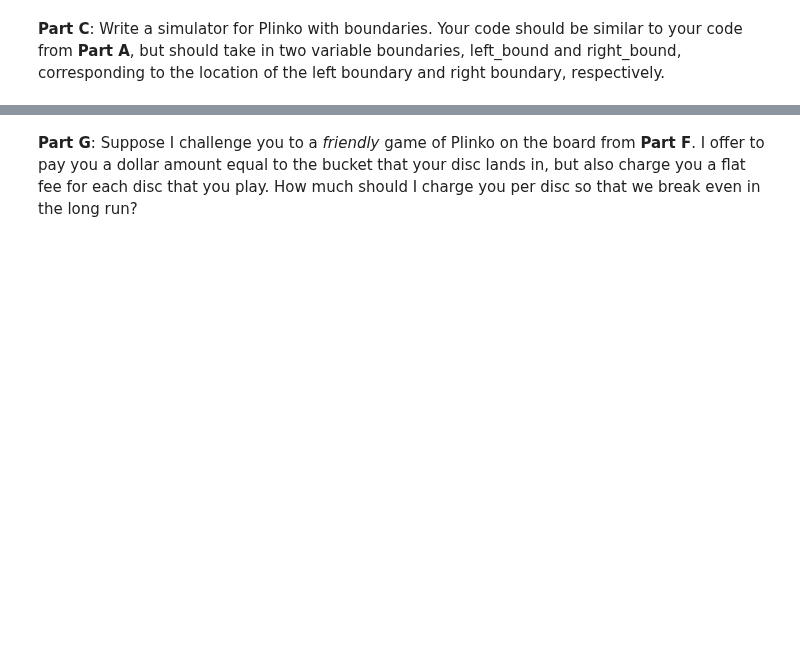
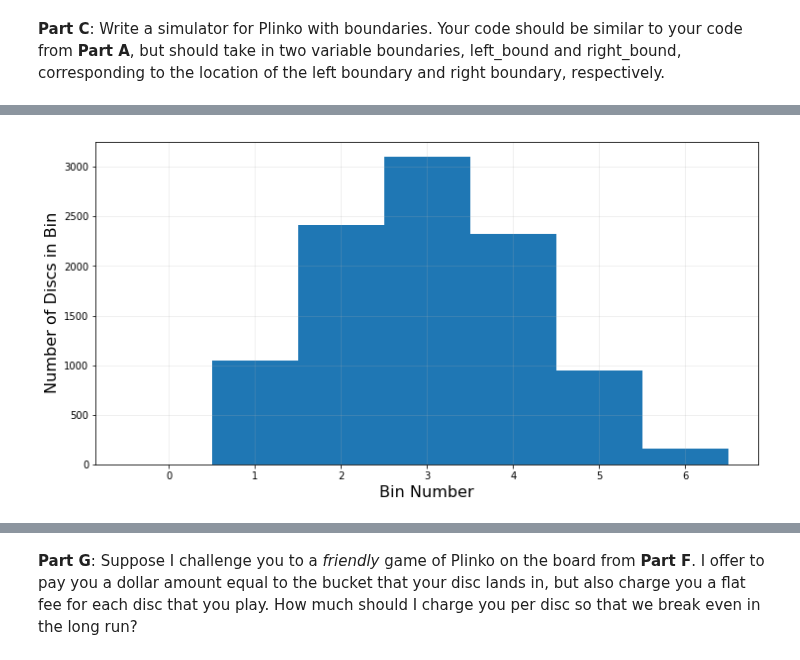
Before and after one commit to scuthbert/DataScience, a Jupyter notebook: hmwk/hmwk04/hmwk04.ipynb, the cells around one changed output, grey strips where cells are left out. Saved outputs shown, nothing was run; the diff lists cells and outputs as text; code cells hidden in the pictures; blank space fills up the shorter version.

```diff
--- a/hmwk/hmwk04/hmwk04.ipynb
+++ b/hmwk/hmwk04/hmwk04.ipynb
@@ -167,11 +239,39 @@ For instance, the following board depicts a Plinko game with boundaries at $0.5$
 # %% [markdown]
 **Part C**: Write a simulator for Plinko with boundaries. Your code should be similar to your code from **Part A**, but should take in two variable boundaries, left_bound and right_bound, corresponding to the location of the left boundary and right boundary, respectively.
+# %%
+def plinko_trial_bounded(left_bound=0, right_bound=6, num_rows=6, p=0.5):
+    bucket = num_rows/2
+    for ii in range(num_rows):
+        bucket += np.random.choice([-0.5,0.5], p=[1-p, p])
+        if(bucket < left_bound):
+            bucket += 1
+        if(bucket > right_bound):
+            bucket -= 1
+    return bucket
+
+def plinko_sim_bounded(left_bound=0, right_bound=6, num_trials=int(1e4)):
+    bucket = np.zeros(num_trials)
+    for ii in range(num_trials):
+        bucket[ii] = plinko_trial_bounded(left_bound = left_bound, right_bound = right_bound)
+
+    return bucket
 # %% [markdown]
 **Part D**: Consider the board with left_bound $= 0.5$ which looks as follows:
 
 ![alt text](https://www.cs.colorado.edu/~ketelsen/files/courses/csci3022/figs/plinko3.png)
 
 Let $X$ be the random variable corresponding to the Bucket that the disc lands in. Run your simulation for at least $10K$ trials and plot a density histogram estimate of the PMF of $X$. Compare the approximate PMF for this board to the no-boundary board from **Part A**. Explain the mechanism that causes the differences between the two PMFs in words.
+# %%
+distri = plinko_sim_bounded(left_bound=0.5)
+fig, ax = plt.subplots(figsize=(12,6))
+ax.grid(True, alpha=0.25)
+plt.ylabel('Number of Discs in Bin',fontsize=16)
+plt.xlabel('Bin Number',fontsize=16)
+hist, bin_edges = np.histogram(distri, bins = range(8))
+plt.bar(bin_edges[:-1], hist, width = 1)
+plt.show()
+# %% [output]
+[figure, added]
 # %% [markdown]
 **Part E**: Now consider the board with left_bound $= 1.5$ which looks as follows:
 
```
Also changed, not shown: parts of 17 cells of this notebook.
